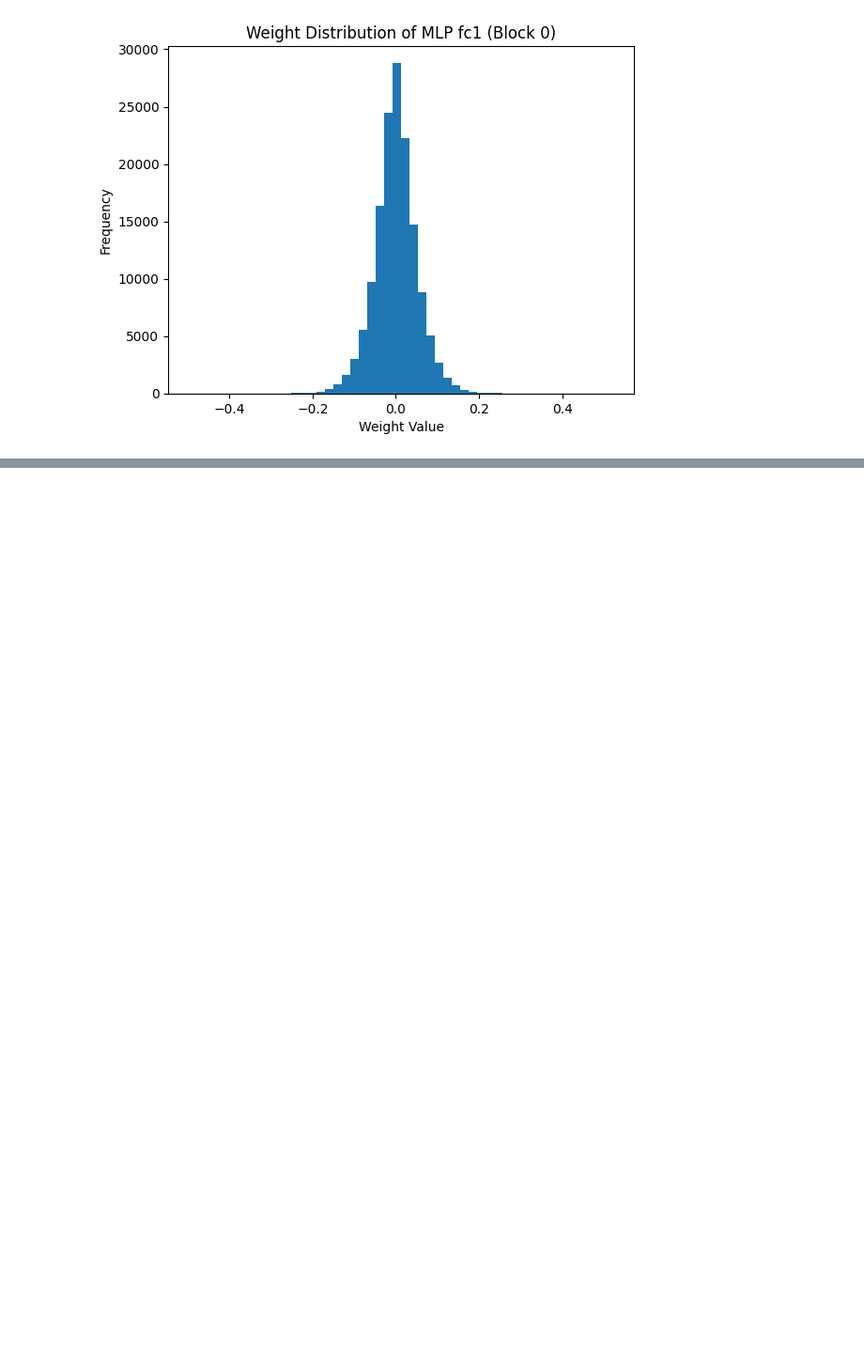
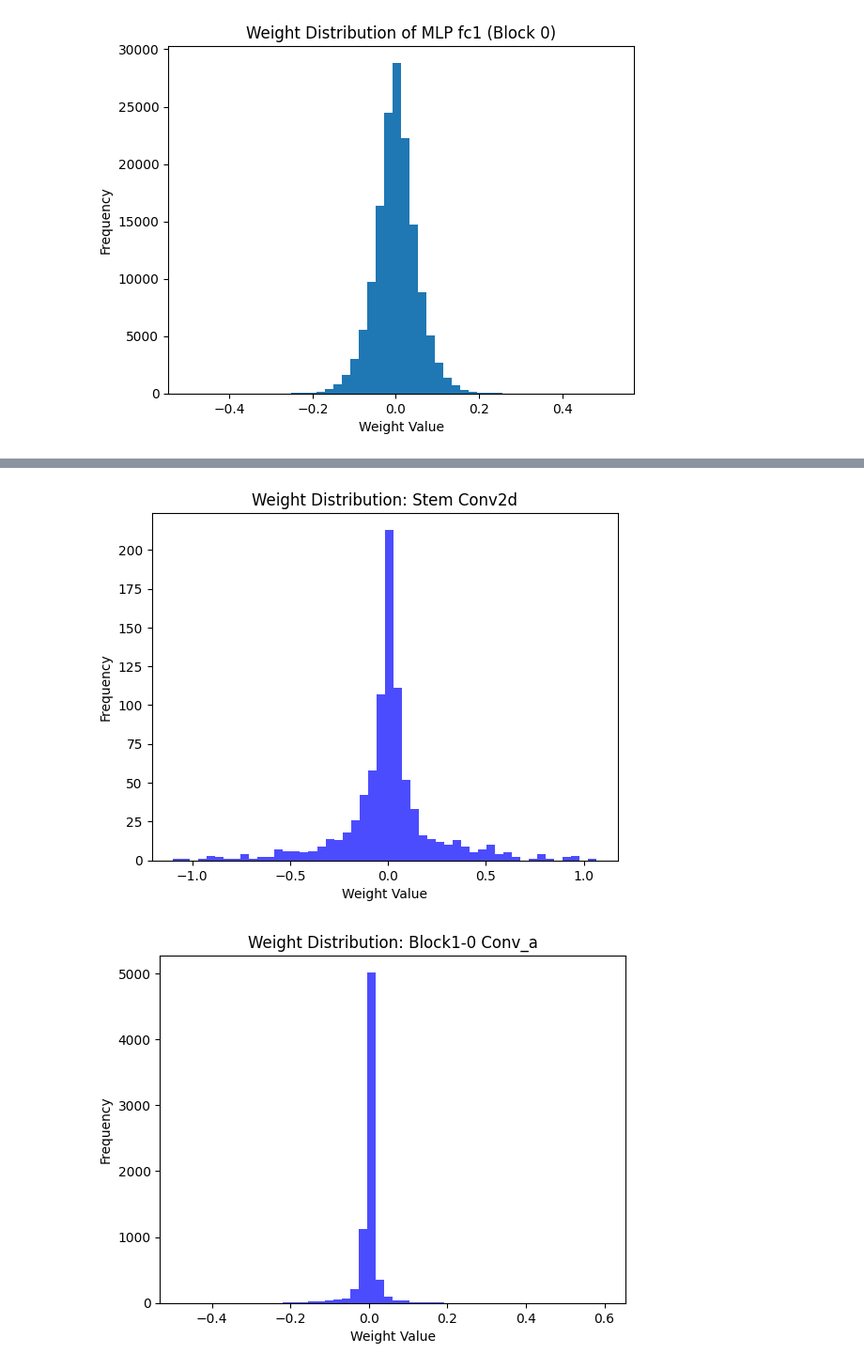
Before and after one commit to ilyarekun/NN_DeiT_25, a Jupyter notebook: 01visualize-output.ipynb, the cells around one changed output, grey strips where cells are left out. Shown at 94% size. Saved outputs shown, nothing was run; the diff lists cells and outputs as text; code cells hidden in the pictures; blank space fills up the shorter version.

```diff
--- a/01visualize-output.ipynb
+++ b/01visualize-output.ipynb
@@ -366,0 +488,16 @@ plt.show()
+# %%
+def plot_weight_distribution(layer, name):
+    weights = layer.weight.data.cpu().numpy().flatten()
+    plt.hist(weights, bins=50, color='blue', alpha=0.7)
+    plt.title(f'Weight Distribution: {name}')
+    plt.xlabel('Weight Value')
+    plt.ylabel('Frequency')
+    plt.show()
+
+# Plot weights for selected convolutional layers
+plot_weight_distribution(teacher_model.stem[0], 'Stem Conv2d')
+plot_weight_distribution(teacher_model.trunk_output.block1[0].f.a[0], 'Block1-0 Conv_a')
+plot_weight_distribution(teacher_model.trunk_output.block2[0].f.b[0], 'Block2-0 Conv_b')
+# %% [output]
+[figure, added]
+[figure, added]
```
Also changed, not shown: parts of 9 cells of this notebook.
